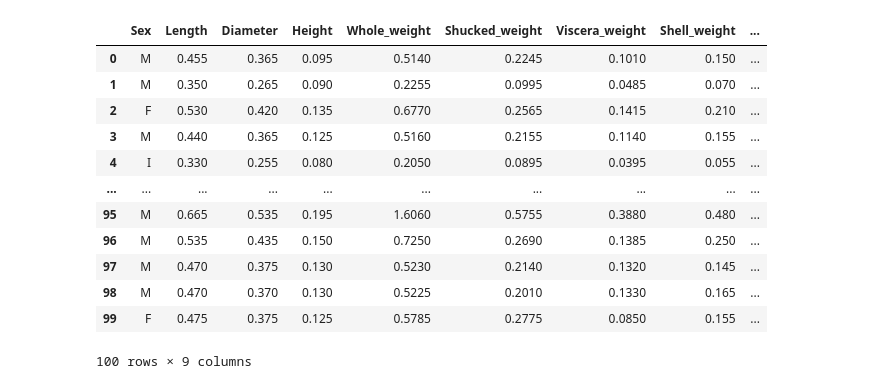
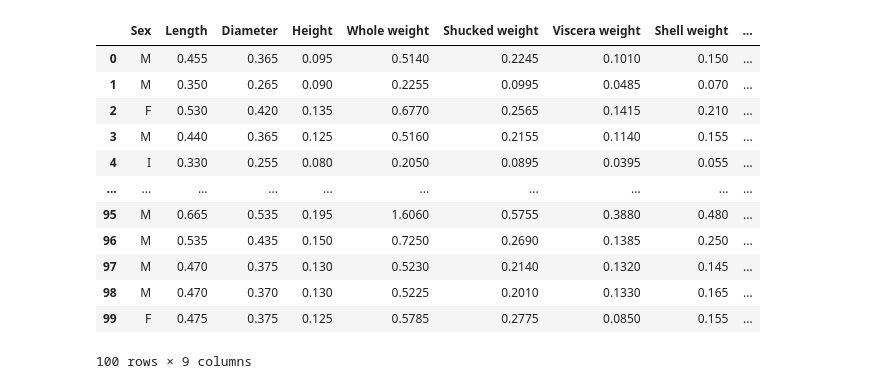
Before and after one commit to CeliaDiazSanchez/Data-Mining, a Jupyter notebook: LAB05.ipynb, the cells around one changed output. Saved outputs shown, nothing was run; the diff lists cells and outputs as text; code cells hidden in the pictures.

```diff
--- a/LAB05.ipynb
+++ b/LAB05.ipynb
@@ -112,5 +96,5 @@ df2.head(10)
 # %%
-df3 = pd.read_csv('abalone_test.csv')
+df3 = pd.read_csv('mix_abalone_train.csv')
 # Mostramos las 5 primeras entradas del dataset
-df3.head(10)
+df3.head(3)
 # %% [output]
@@ -144,6 +104,0 @@ df4.head(10)
-# %%
-df = df.rename(columns={'Whole weight': 'Whole_weight'})
-df = df.rename(columns={'Shucked weight': 'Shucked_weight'})
-df = df.rename(columns={'Viscera weight': 'Viscera_weight'})
-df = df.rename(columns={'Shell weight': 'Shell_weight'})
-df.head(10)
@@ -162,11 +104,0 @@ df.head(10)
-# %%
-df2 = df2.rename(columns={'sex': 'Sex'})
-df2 = df2.rename(columns={'length': 'Length'})
-df2 = df2.rename(columns={'diameter': 'Diameter'})
-df2 = df2.rename(columns={'height': 'Height'})
-df2 = df2.rename(columns={'whole-weight': 'Whole_weight'})
-df2 = df2.rename(columns={'shucked-weight': 'Shucked_weight'})
-df2 = df2.rename(columns={'viscera-weight': 'Viscera_weight'})
-df2 = df2.rename(columns={'shell-weight': 'Shell_weight'})
-df2 = df2.rename(columns={'rings': 'Rings'})
-df2.head(10)
@@ -185,6 +104,0 @@ df2.head(10)
-# %%
-# Convirtiendo las variables Length, Diameter y Height a centímetros (cm)
-df2['Length'] = df2['Length'] * 0.1
-df2['Diameter'] = df2['Diameter'] * 0.1
-df2['Height'] = df2['Height'] * 0.1
-df2.head(10)
@@ -203,12 +105,17 @@ df2.head(10)
 # %%
+# Renombrar las columnas del segundo dataframe para que coincidan con las del primero
+columnas = df.columns
+df2.columns = columnas
+df3.columns = columnas
+
 # Combina las bases de datos
-basedatos_completa = pd.concat([df, df2, df3, df4], ignore_index=True)
+basedatos_completa = pd.concat([df, df2, df3], ignore_index=True)
 
 # Guarda la base de datos combinada en un nuevo archivo CSV
 basedatos_completa.to_csv('basedatos_completa.csv', index=False)
 basedatos_completa.head(100)
 # %% [output]
-|  | Sex | Length | Diameter | Height | Whole_weight | Shucked_weight | Viscera_weight | Shell_weight | ... |
+|  | Sex | Length | Diameter | Height | Whole weight | Shucked weight | Viscera weight | Shell weight | ... |
 | 0 | M | 0.455 | 0.365 | 0.095 | 0.5140 | 0.2245 | 0.1010 | 0.150 | ... |
 | 1 | M | 0.350 | 0.265 | 0.090 | 0.2255 | 0.0995 | 0.0485 | 0.070 | ... |
 | 2 | F | 0.530 | 0.420 | 0.135 | 0.6770 | 0.2565 | 0.1415 | 0.210 | ... |
```
Also changed, not shown: parts of 11 cells of this notebook.
